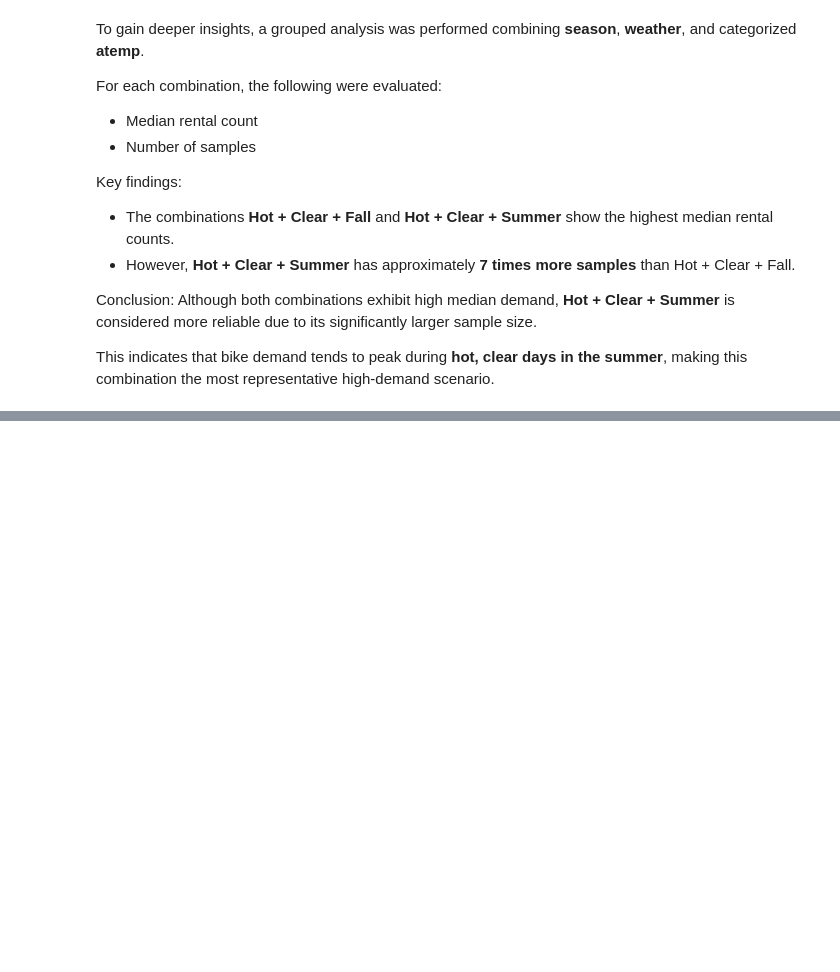
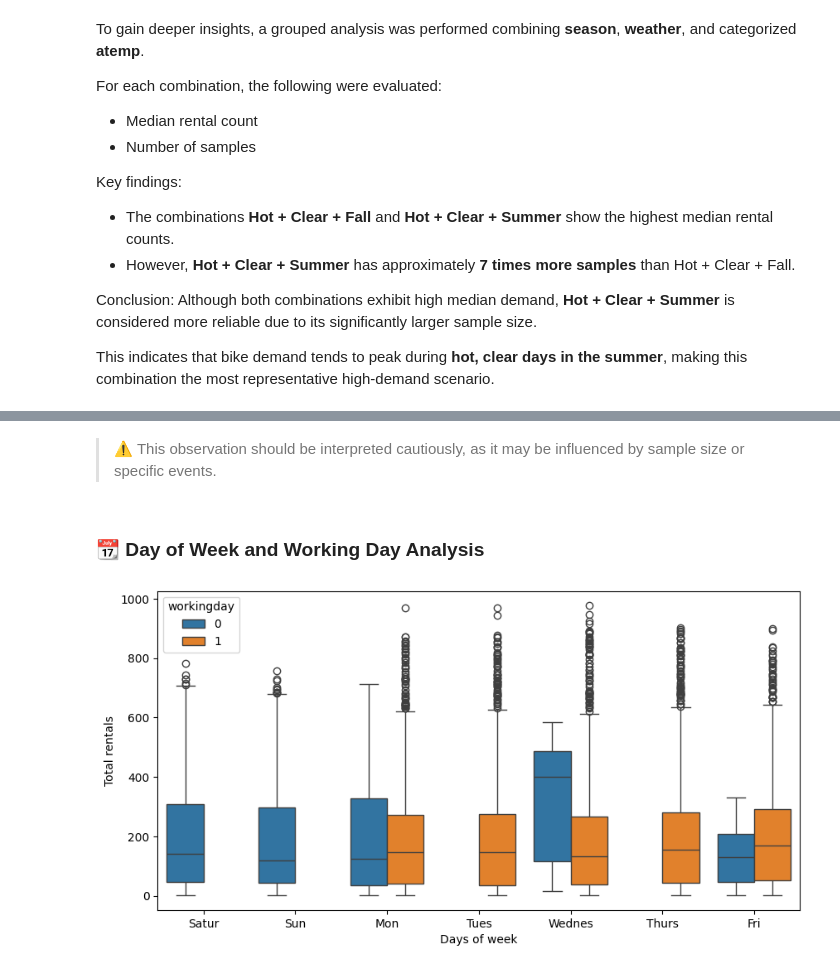
Before and after one commit to moha-yasser/bike-sharing-demand-analysis-and-prediction, a Jupyter notebook: bike_demand.ipynb, the cells around one changed output, grey strips where cells are left out. Cells and saved outputs as stored; diff of their text form; code cells hidden in the pictures; blank space fills up the shorter version.

```diff
--- a/bike_demand.ipynb
+++ b/bike_demand.ipynb
@@ -379,0 +406,12 @@ This indicates that bike demand tends to peak during **hot, clear days in the su
+# %% [markdown]
+> ⚠️ This observation should be interpreted cautiously, as it may be influenced by sample size or specific events.
+# %% [markdown]
+### 📆 Day of Week and Working Day Analysis
+# %%
+plt.figure(figsize=(10, 5))
+sns.boxplot(data=df, x='dayofweek_map', y='count', hue='workingday')
+plt.xlabel('Days of week')
+plt.ylabel('Total rentals')
+plt.show()
+# %% [output]
+[figure, added]
```
Also changed, not shown: parts of 14 cells of this notebook.
